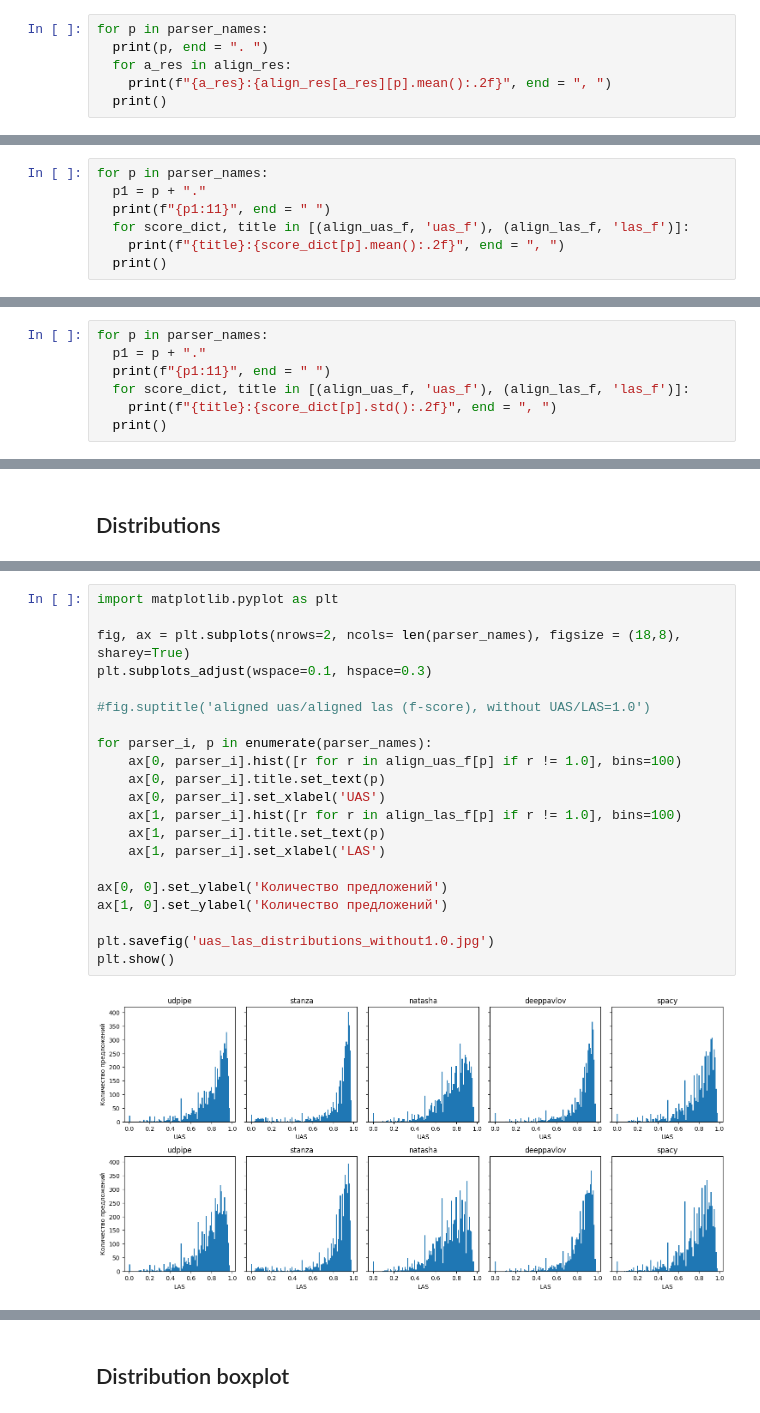
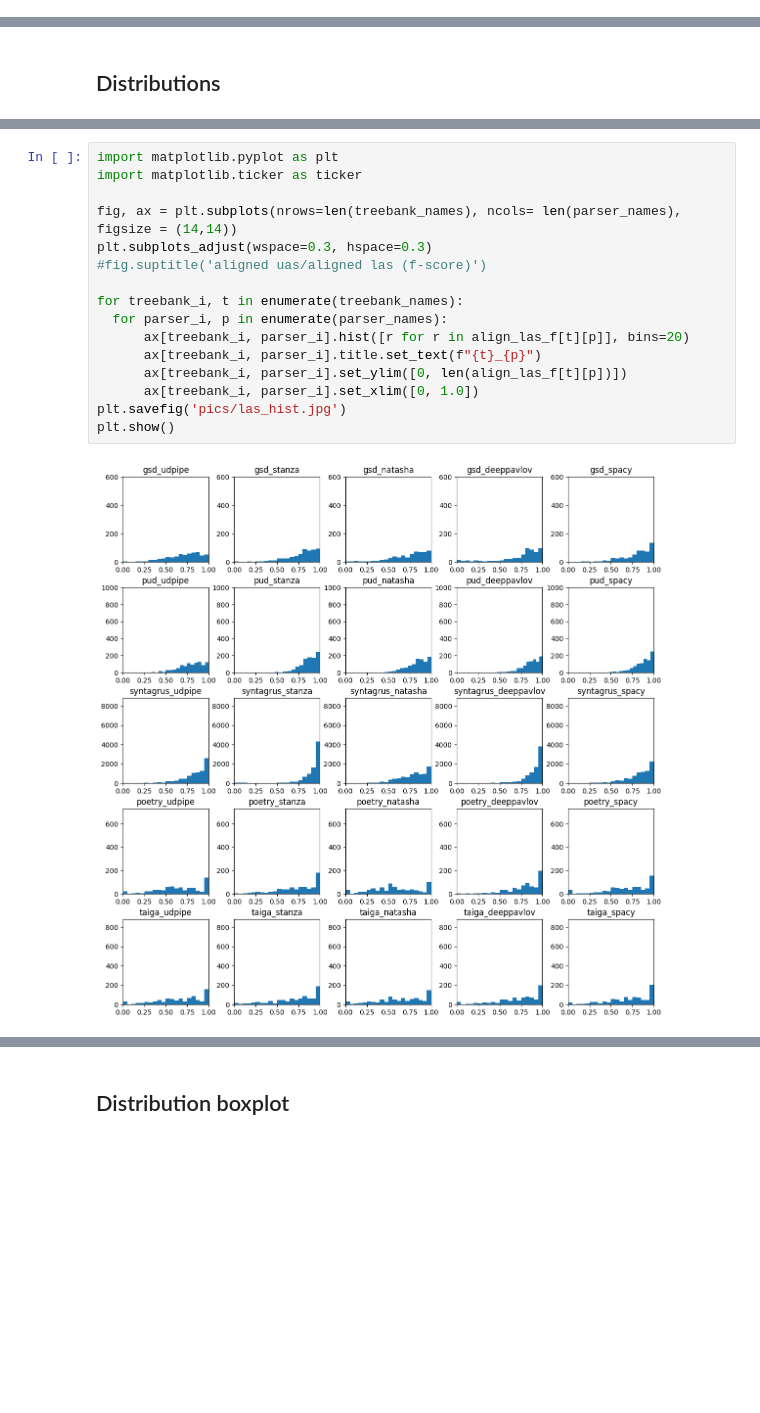
Before and after one commit to Derinhelm/parser_stat, a Jupyter notebook: Russian_parser_statistics.ipynb, the cells around one changed output, grey strips where cells are left out. Saved outputs shown, nothing was run; the diff lists cells and outputs as text; blank space fills up the shorter version.

```diff
--- a/Russian_parser_statistics.ipynb
+++ b/Russian_parser_statistics.ipynb
@@ -282,6 +193,0 @@ align_res = {"uas_f": align_uas_f,
-# %%
-for p in parser_names:
-  print(p, end = ". ")
-  for a_res in align_res:
-    print(f"{a_res}:{align_res[a_res][p].mean():.2f}", end = ", ")
-  print()
@@ -296,9 +216,2 @@ spacy. uas_f:0.87, las_f:0.82,
 # %% [markdown]
 ##Mean values of sentence f-score
-# %%
-for p in parser_names:
-  p1 = p + "."
-  print(f"{p1:11}", end = " ")
-  for score_dict, title in [(align_uas_f, 'uas_f'), (align_las_f, 'las_f')]:
-    print(f"{title}:{score_dict[p].mean():.2f}", end = ", ")
-  print()
@@ -311,9 +244,2 @@ spacy.      uas_f:0.87, las_f:0.82,
 # %% [markdown]
 ##Std values of sentence f-score
-# %%
-for p in parser_names:
-  p1 = p + "."
-  print(f"{p1:11}", end = " ")
-  for score_dict, title in [(align_uas_f, 'uas_f'), (align_las_f, 'las_f')]:
-    print(f"{title}:{score_dict[p].std():.2f}", end = ", ")
-  print()
@@ -395,23 +386,18 @@ plt.show()
 # %%
 import matplotlib.pyplot as plt
+import matplotlib.ticker as ticker
 
-fig, ax = plt.subplots(nrows=2, ncols= len(parser_names), figsize = (18,8), sharey=True)
-plt.subplots_adjust(wspace=0.1, hspace=0.3)
+fig, ax = plt.subplots(nrows=len(treebank_names), ncols= len(parser_names), figsize = (14,14))
+plt.subplots_adjust(wspace=0.3, hspace=0.3)
+#fig.suptitle('aligned uas/aligned las (f-score)')
 
-#fig.suptitle('aligned uas/aligned las (f-score), without UAS/LAS=1.0')
-
-for parser_i, p in enumerate(parser_names):
-    ax[0, parser_i].hist([r for r in align_uas_f[p] if r != 1.0], bins=100)
-    ax[0, parser_i].title.set_text(p)
-    ax[0, parser_i].set_xlabel('UAS')
-    ax[1, parser_i].hist([r for r in align_las_f[p] if r != 1.0], bins=100)
-    ax[1, parser_i].title.set_text(p)
-    ax[1, parser_i].set_xlabel('LAS')
-
-ax[0, 0].set_ylabel('Количество предложений')
-ax[1, 0].set_ylabel('Количество предложений')
-
-plt.savefig('uas_las_distributions_without1.0.jpg')
+for treebank_i, t in enumerate(treebank_names):
+  for parser_i, p in enumerate(parser_names):
+      ax[treebank_i, parser_i].hist([r for r in align_las_f[t][p]], bins=20)
+      ax[treebank_i, parser_i].title.set_text(f"{t}_{p}")
+      ax[treebank_i, parser_i].set_ylim([0, len(align_las_f[t][p])])
+      ax[treebank_i, parser_i].set_xlim([0, 1.0])
+plt.savefig('pics/las_hist.jpg')
 plt.show()
 # %% [output]
-[figure, old version]
+[figure, new version]
```
Also changed, not shown: parts of 116 cells of this notebook.
